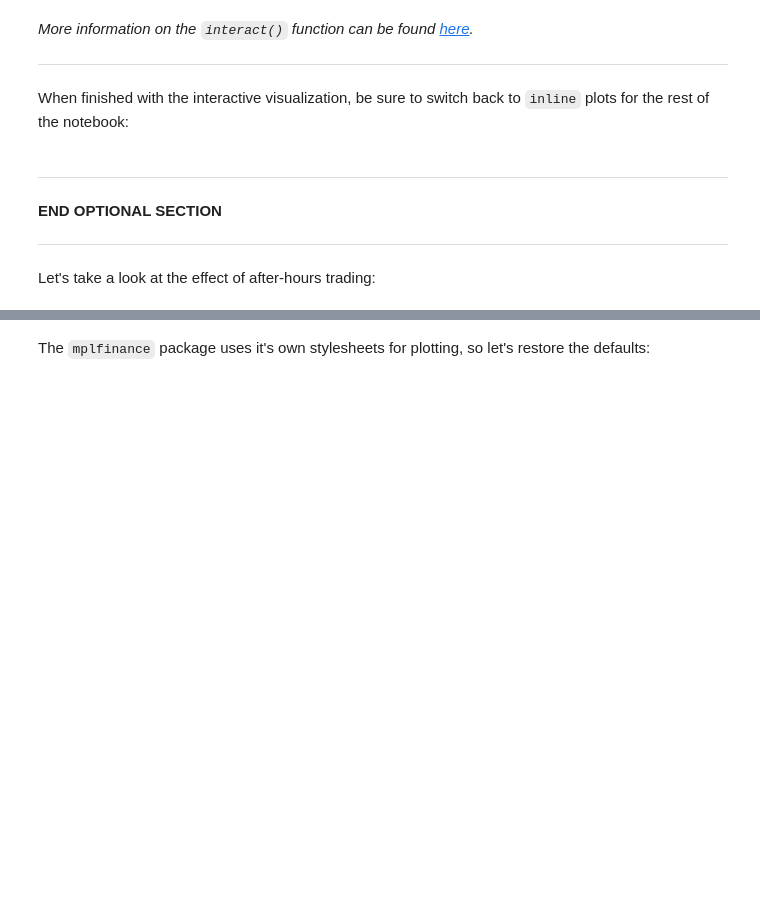
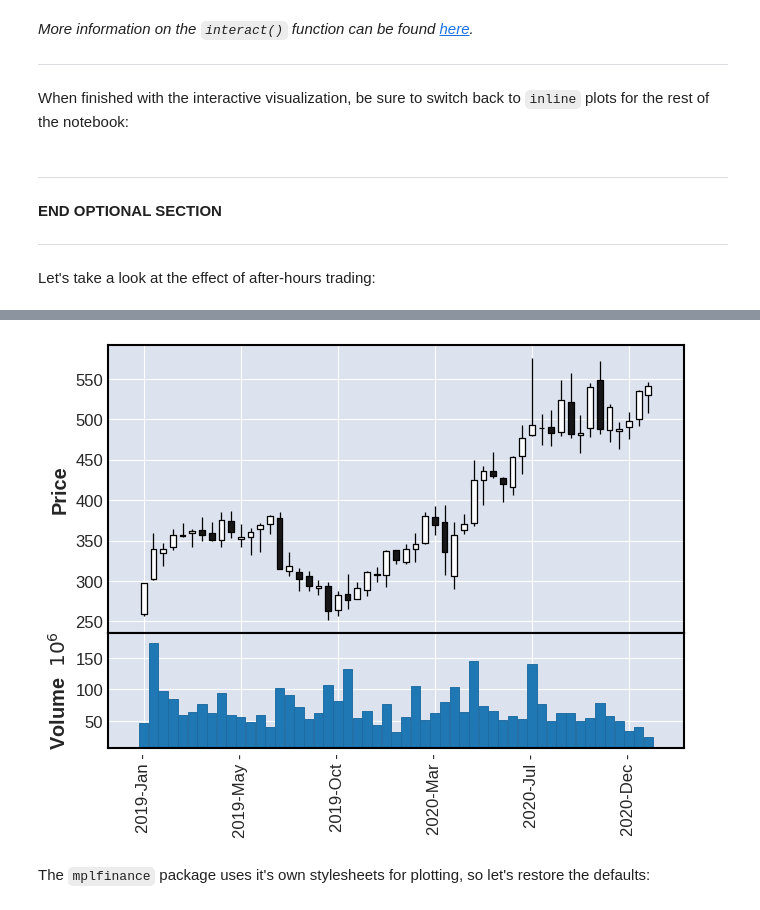
Before and after one commit to will-i-amv/stock-analysis, a Jupyter notebook: Tests.ipynb, the cells around one changed output, grey strips where cells are left out. Saved outputs shown, nothing was run; the diff lists cells and outputs as text; code cells hidden in the pictures; blank space fills up the shorter version.

```diff
--- a/Tests.ipynb
+++ b/Tests.ipynb
@@ -171,10 +195,12 @@ We can use a **candlestick plot** to study the OHLC data. More information on re
 # %%
-netflix_viz.candlestick(
+netflix_viz.plot_candlestick(
     resample='2W',
     volume=True,
     xrotation=90,
     datetime_format='%Y-%b -'
 )
+# %% [output]
+[figure, added]
 # %% [markdown]
 The `mplfinance` package uses it's own stylesheets for plotting, so let's restore the defaults:
 # %%
```
Also changed, not shown: parts of 36 cells of this notebook, 2 other files.
